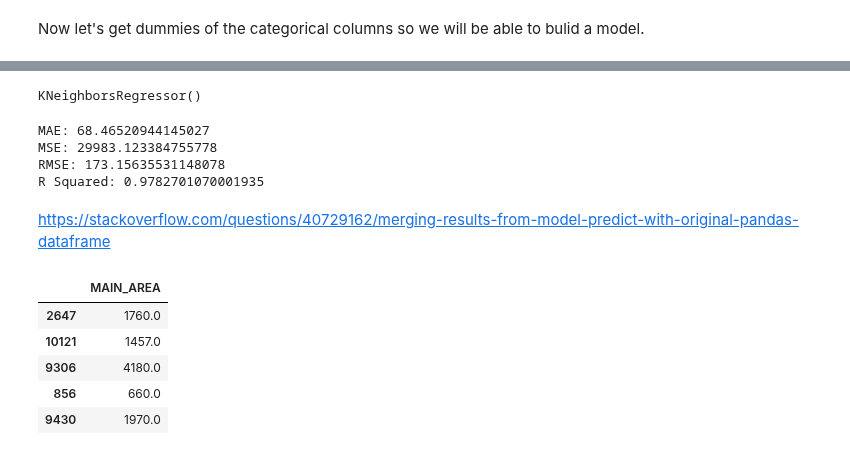
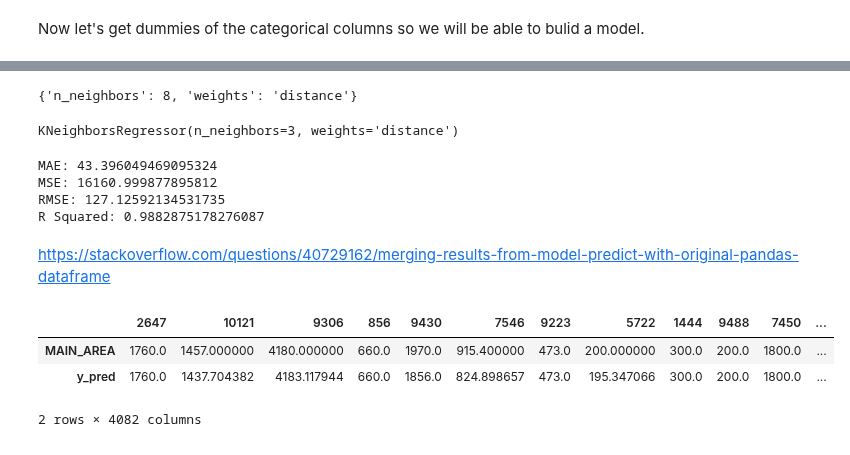
Before and after one commit to MosheMann5750/ML, a Jupyter notebook: FinalProject/ConstructionPlans.ipynb, the cells around one changed output, grey strips where cells are left out. Cells and saved outputs as stored; diff of their text form; code cells hidden in the pictures.

```diff
--- a/FinalProject/ConstructionPlans.ipynb
+++ b/FinalProject/ConstructionPlans.ipynb
@@ -386,12 +456,30 @@ y = dummies_data['MAIN_AREA']
+# %%
+from sklearn.preprocessing import MinMaxScaler
+scaler = MinMaxScaler()
+# transform data
+X_scaled = scaler.fit_transform(X)
 # %%
 from sklearn.model_selection import train_test_split
-X_train, X_test, y_train, y_test = train_test_split(X, y, test_size=0.33, random_state=42)
+X_train, X_test, y_train, y_test = train_test_split(X_scaled, y, test_size=0.33, random_state=42)
+# %%
+from sklearn.neighbors import KNeighborsRegressor
+from sklearn.model_selection import GridSearchCV
+# find best n_neighbors
+
+params = {'n_neighbors':[2,3,4,5,6,7,8,9], 'weights':['uniform', 'distance']}
+
+knn = KNeighborsRegressor()
+
+model = GridSearchCV(knn, params, cv=5)
+model.fit(X_train, y_train)
+model.best_params_
+# %% [output]
+{'n_neighbors': 8, 'weights': 'distance'}
 # %%
-from sklearn.neighbors import KNeighborsRegressor
-neigh = KNeighborsRegressor(n_neighbors=5)
+neigh = KNeighborsRegressor(n_neighbors=3, weights='distance')
 neigh.fit(X_train, y_train)
 # %% [output]
-KNeighborsRegressor()
+KNeighborsRegressor(n_neighbors=3, weights='distance')
 # %%
 y_pred = neigh.predict(X_test)
 # %%
@@ -404,22 +492,21 @@ mse = mean_squared_error(y_test, y_pred)
 print("MSE:", mse)
 rmse = mean_squared_error(y_test, y_pred, squared=False)
 print("RMSE:", rmse)
-r2_score = r2_score(y_test, y_pred)
-print("R Squared:", r2_score)
+rsquared = r2_score(y_test, y_pred)
+print("R Squared:", rsquared)
 # %% [output]
-MAE: 68.46520944145027
-MSE: 29983.123384755778
-RMSE: 173.15635531148078
-R Squared: 0.9782701070001935
+MAE: 43.396049469095324
+MSE: 16160.999877895812
+RMSE: 127.12592134531735
+R Squared: 0.9882875178276087
 # %% [markdown]
 https://stackoverflow.com/questions/40729162/merging-results-from-model-predict-with-original-pandas-dataframe
 # %%
 result_df = pd.DataFrame(y_test)
-result_df.head()
+result_df['y_pred'] = y_pred
+result_df.T
 # %% [output]
-|  | MAIN_AREA |
-| 2647 | 1760.0 |
-| 10121 | 1457.0 |
-| 9306 | 4180.0 |
-| 856 | 660.0 |
-| 9430 | 1970.0 |
+|  | 2647 | 10121 | 9306 | 856 | 9430 | 7546 | 9223 | 5722 | 1444 | 9488 | 7450 | ... |
+| MAIN_AREA | 1760.0 | 1457.000000 | 4180.000000 | 660.0 | 1970.0 | 915.400000 | 473.0 | 200.000000 | 300.0 | 200.0 | 1800.0 | ... |
+| y_pred | 1760.0 | 1437.704382 | 4183.117944 | 660.0 | 1856.0 | 824.898657 | 473.0 | 195.347066 | 300.0 | 200.0 | 1800.0 | ... |
+2 rows × 4082 columns
```
Also changed, not shown: parts of 11 cells of this notebook.
